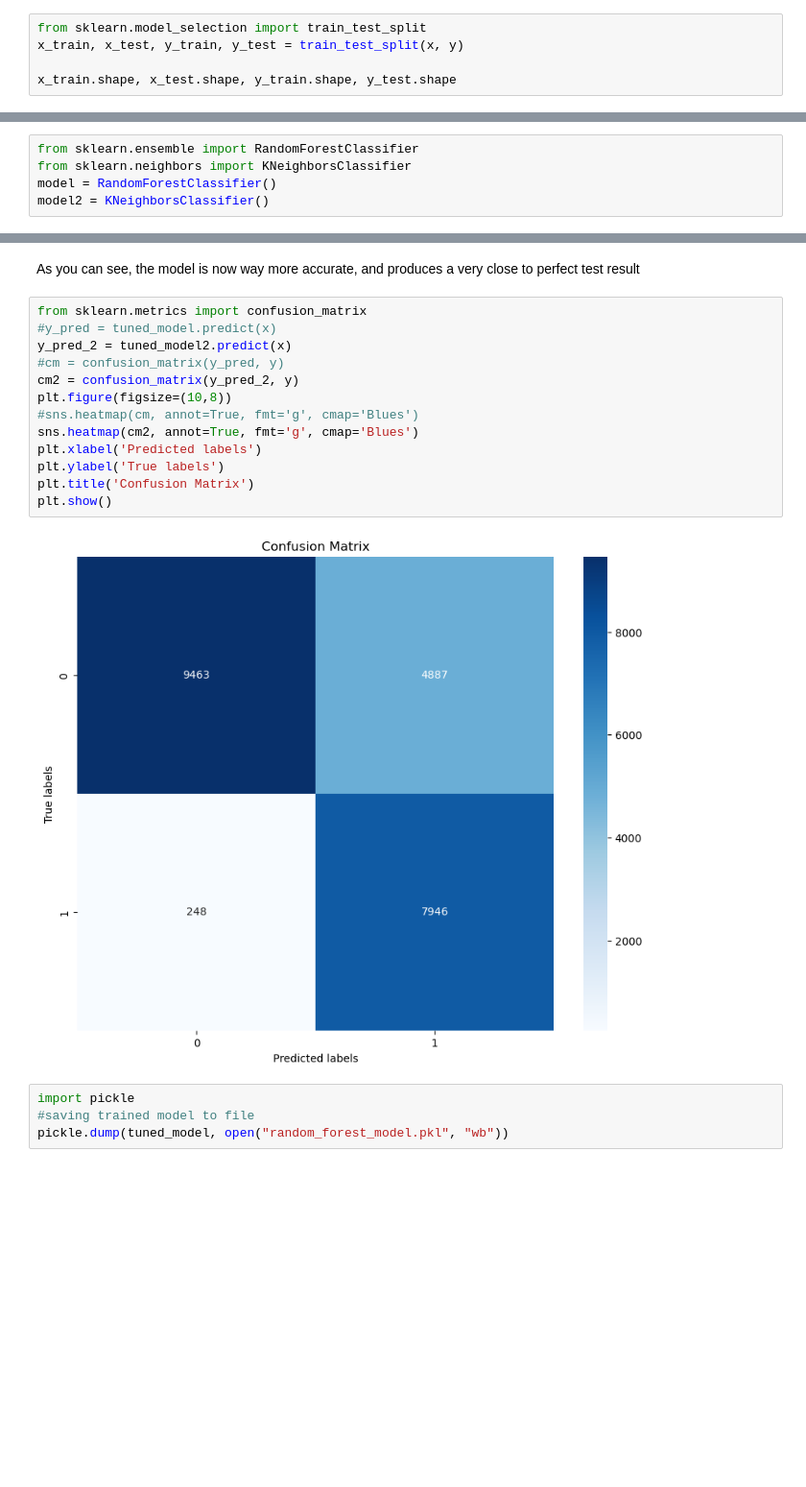
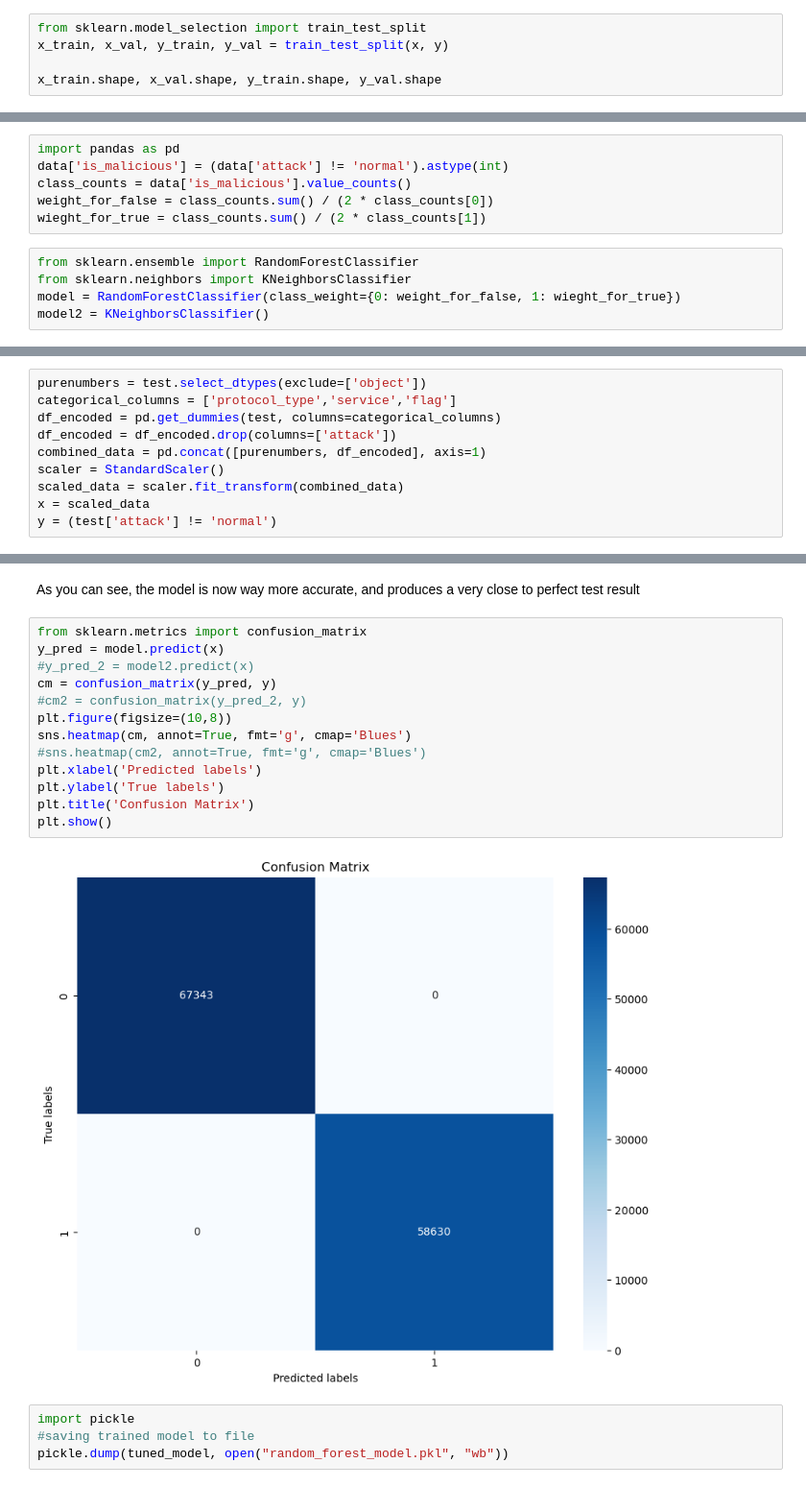
Before and after one commit to jameshills6502/Machine-Learning-Models-for-Intrusion-Detection, a Jupyter notebook: mla2141560.ipynb, the cells around one changed output, grey strips where cells are left out. Shown at 96% size. Saved outputs shown, nothing was run; the diff lists cells and outputs as text; blank space fills up the shorter version.

Commit message:
Completed models, need to add in .pickle

```diff
--- a/mla2141560.ipynb
+++ b/mla2141560.ipynb
@@ -157,6 +226,6 @@ y = y_axis
 # %%
 from sklearn.model_selection import train_test_split
-x_train, x_test, y_train, y_test = train_test_split(x, y)
+x_train, x_val, y_train, y_val = train_test_split(x, y)
 
-x_train.shape, x_test.shape, y_train.shape, y_test.shape
+x_train.shape, x_val.shape, y_train.shape, y_val.shape
 # %% [output]
@@ -164,7 +233,13 @@ x_train.shape, x_test.shape, y_train.shape, y_test.shape
+# %%
+import pandas as pd
+data['is_malicious'] = (data['attack'] != 'normal').astype(int)
+class_counts = data['is_malicious'].value_counts()
+weight_for_false = class_counts.sum() / (2 * class_counts[0])
+wieght_for_true = class_counts.sum() / (2 * class_counts[1])
 # %%
 from sklearn.ensemble import RandomForestClassifier
 from sklearn.neighbors import KNeighborsClassifier
-model = RandomForestClassifier()
+model = RandomForestClassifier(class_weight={0: weight_for_false, 1: wieght_for_true})
 model2 = KNeighborsClassifier()
 # %%
 model.fit(x_train, y_train)
@@ -312 +381,11 @@ SyntaxError: invalid syntax (2364102325.py, line 1)
+# %%
+purenumbers = test.select_dtypes(exclude=['object'])
+categorical_columns = ['protocol_type','service','flag']
+df_encoded = pd.get_dummies(test, columns=categorical_columns)
+df_encoded = df_encoded.drop(columns=['attack'])
+combined_data = pd.concat([purenumbers, df_encoded], axis=1)
+scaler = StandardScaler()
+scaled_data = scaler.fit_transform(combined_data)
+x = scaled_data
+y = (test['attack'] != 'normal')
 # %%
@@ -322,19 +401,19 @@ model2.score(x,y)
 As you can see, the model is now way more accurate, and produces a very close to perfect test result
 # %%
 from sklearn.metrics import confusion_matrix
-#y_pred = tuned_model.predict(x)
-y_pred_2 = tuned_model2.predict(x)
-#cm = confusion_matrix(y_pred, y)
-cm2 = confusion_matrix(y_pred_2, y)
+y_pred = model.predict(x)
+#y_pred_2 = model2.predict(x)
+cm = confusion_matrix(y_pred, y)
+#cm2 = confusion_matrix(y_pred_2, y)
 plt.figure(figsize=(10,8))
-#sns.heatmap(cm, annot=True, fmt='g', cmap='Blues')
-sns.heatmap(cm2, annot=True, fmt='g', cmap='Blues')
+sns.heatmap(cm, annot=True, fmt='g', cmap='Blues')
+#sns.heatmap(cm2, annot=True, fmt='g', cmap='Blues')
 plt.xlabel('Predicted labels')
 plt.ylabel('True labels')
 plt.title('Confusion Matrix')
 plt.show()
 # %% [output]
-[figure, old version]
+[figure, new version]
 # %%
 import pickle
 #saving trained model to file
```
Also changed, not shown: parts of 25 cells of this notebook.
